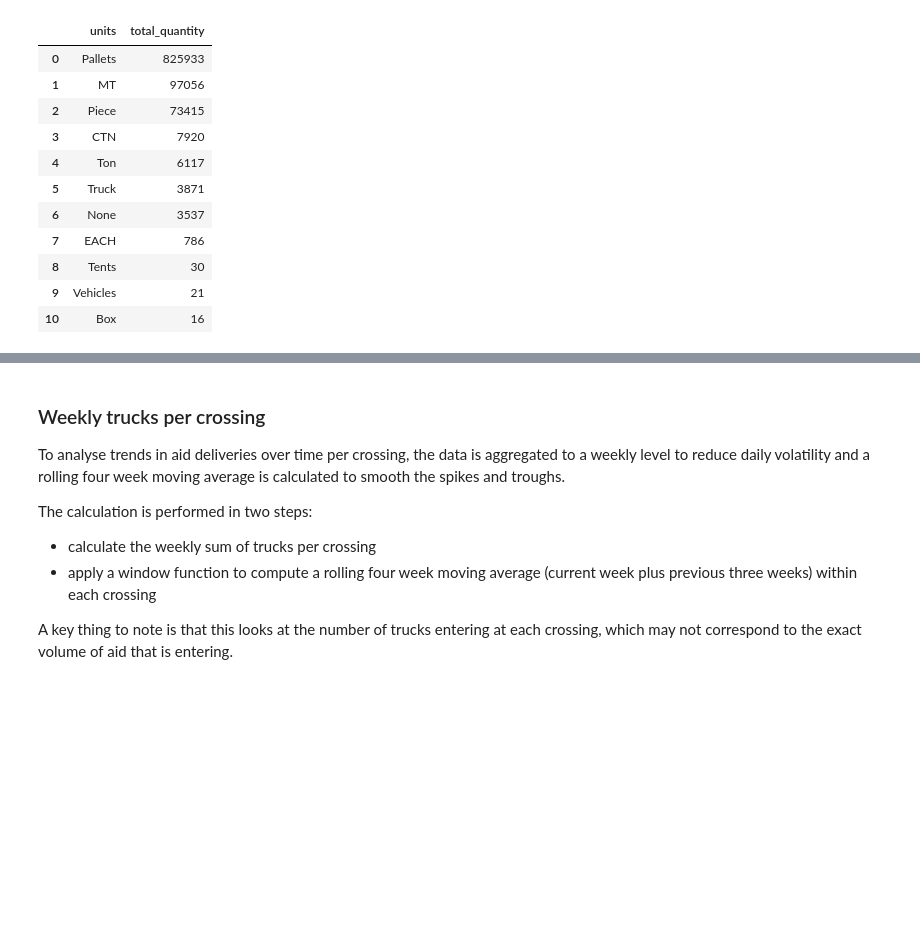
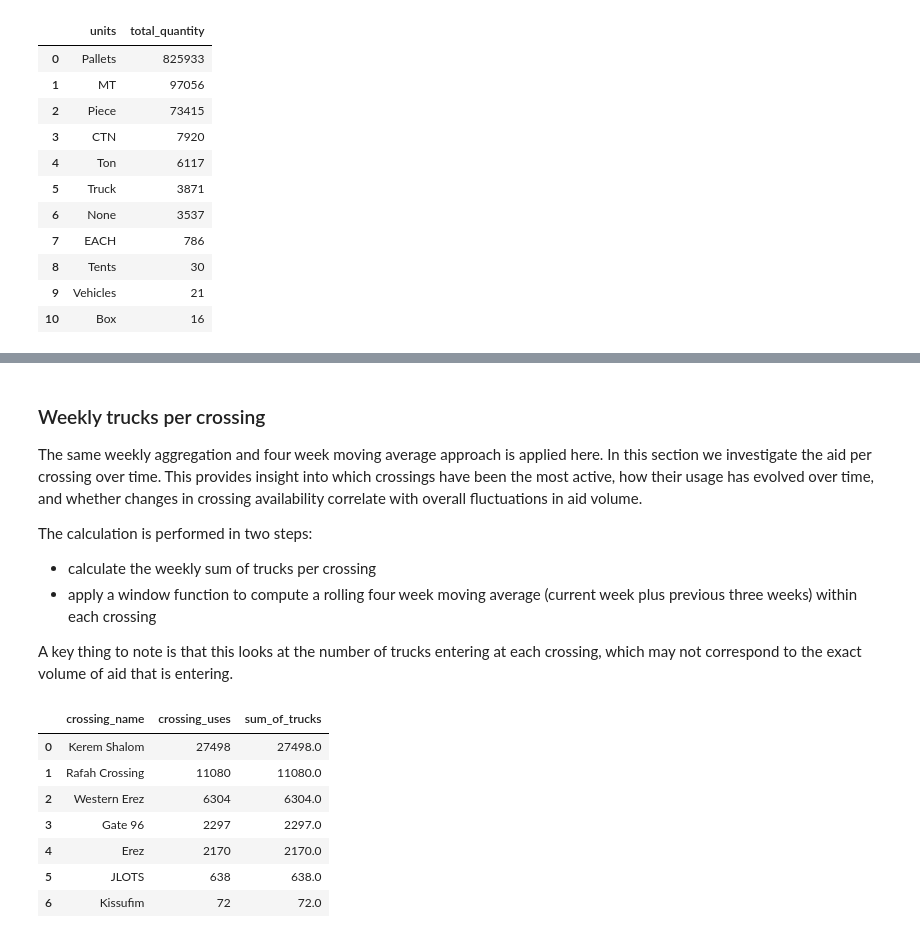
Before and after one commit to AkbarMoledina/humanitarian_needs_in_palestine, a Jupyter notebook: analyses/2_aid_received_analysis.ipynb, the cells around one changed output, grey strips where cells are left out. Cells and saved outputs as stored; diff of their text form; code cells hidden in the pictures; blank space fills up the shorter version.

```diff
--- a/analyses/2_aid_received_analysis.ipynb
+++ b/analyses/2_aid_received_analysis.ipynb
@@ -115,13 +141,32 @@ plt.show()
 # %% [markdown]
 ### Weekly trucks per crossing
 
-To analyse trends in aid deliveries over time per crossing, the data is aggregated to a weekly level to reduce daily volatility and a rolling four week moving average is calculated to smooth the spikes and troughs.
+The same weekly aggregation and four week moving average approach is applied here. In this section we investigate the aid per crossing over time. This provides insight into which crossings have been the most active, how their usage has evolved over time, and whether changes in crossing availability correlate with overall fluctuations in aid volume.
 
 The calculation is performed in two steps:
 - calculate the weekly sum of trucks per crossing
 - apply a window function to compute a rolling four week moving average (current week plus previous three weeks) within each crossing
 
 A key thing to note is that this looks at the number of trucks entering at each crossing, which may not correspond to the exact volume of aid that is entering.
+# %%
+con.execute("""
+SELECT
+    crossing_name,
+    COUNT(crossing_id) AS crossing_uses,
+    SUM(number_of_trucks) AS sum_of_trucks
+FROM main_mart.aid_events
+GROUP BY crossing_id, crossing_name
+ORDER BY COUNT(crossing_id) DESC
+""").df()
+# %% [output]
+|  | crossing_name | crossing_uses | sum_of_trucks |
+| 0 | Kerem Shalom | 27498 | 27498.0 |
+| 1 | Rafah Crossing | 11080 | 11080.0 |
+| 2 | Western Erez | 6304 | 6304.0 |
+| 3 | Gate 96 | 2297 | 2297.0 |
+| 4 | Erez | 2170 | 2170.0 |
+| 5 | JLOTS | 638 | 638.0 |
+| 6 | Kissufim | 72 | 72.0 |
 # %%
 df = con.execute("""
 WITH weekly_trucks_per_crossing AS (
```
Also changed, not shown: parts of 13 cells of this notebook, 4 other files.
